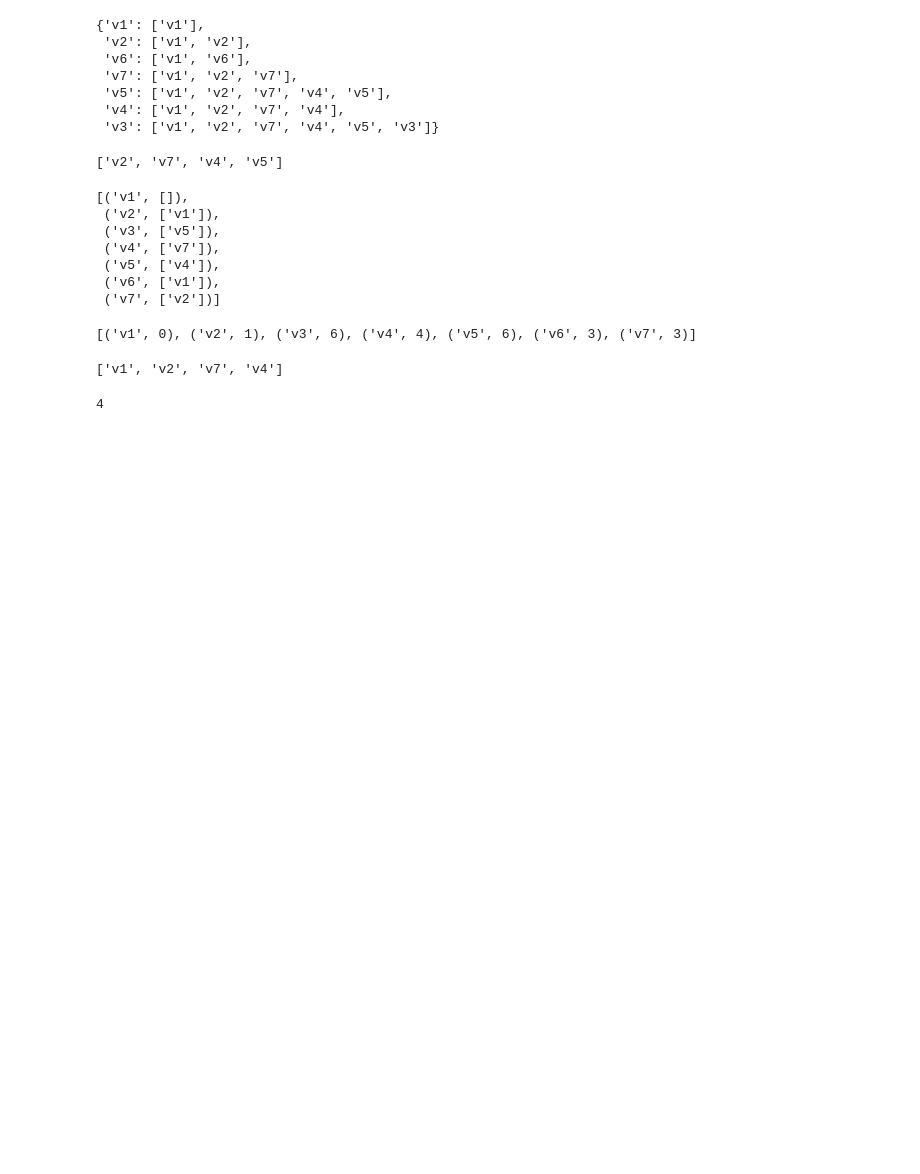
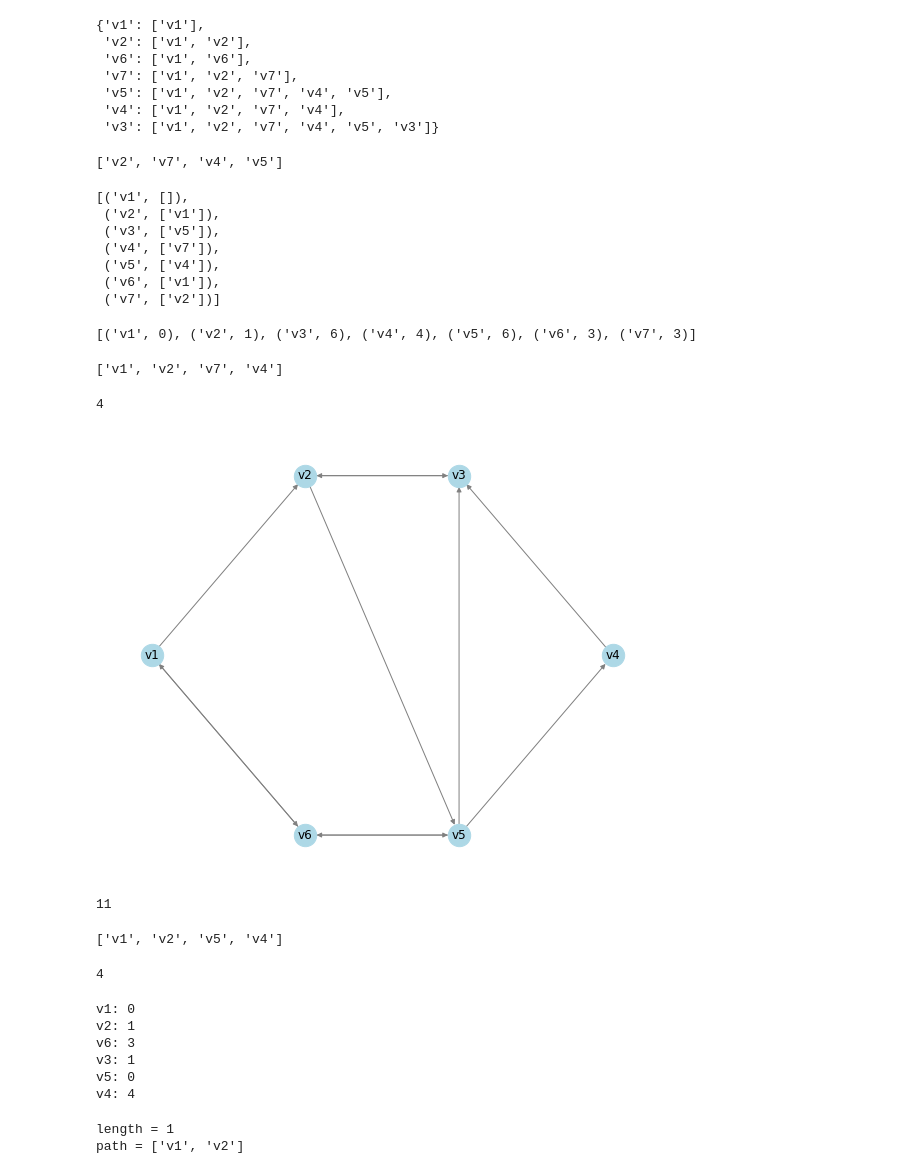
Before and after one commit to jesusossian/graph_algorithms, a Jupyter notebook: src/caminhos_minimos.ipynb, the cells around one changed output. Cells and saved outputs as stored; diff of their text form; code cells hidden in the pictures; blank space fills up the shorter version.

```diff
--- a/src/caminhos_minimos.ipynb
+++ b/src/caminhos_minimos.ipynb
@@ -78,3 +79,56 @@ length = nx.dijkstra_path_length(G, 'v1', 'v4')
 length
 # %% [output]
 4
+# %%
+weights = [('v1', 'v2', 1),('v1', 'v6', 3),
+           ('v2', 'v3', 3), ('v2', 'v5', -1),
+           ('v3', 'v2', 0),
+           ('v4', 'v3', 1),
+           ('v5', 'v3', 1), ('v5', 'v4', 4), ('v5', 'v6', 3),
+           ('v6', 'v1', 1), ('v6', 'v5', 0)]
+# %%
+G1 = nx.DiGraph()
+G1.add_weighted_edges_from(weights)
+# %%
+fixed_pos = {'v1': (0, 1), 'v2': (1, 2), 'v3': (2, 2), 'v4': (3, 1), 'v5': (2, 0), 'v6': (1, 0) }
+fixed_nodes = fixed_pos.keys()
+pos = nx.spring_layout(G1, pos=fixed_pos, fixed=fixed_nodes)
+# %%
+plt.figure(figsize=(10, 8))
+nx.draw_networkx(G1, pos=pos, edge_color="grey", node_color="lightblue", node_size=500, with_labels=True, font_size=12)
+plt.axis("off")
+plt.show()
+# %% [output]
+[figure, added]
+# %%
+print(G1.number_of_edges())
+# %% [output]
+11
+# %%
+path = nx.bellman_ford_path(G1, 'v1', 'v4', weight="weight")
+print(path)
+# %% [output]
+['v1', 'v2', 'v5', 'v4']
+# %%
+length = nx.bellman_ford_path_length(G1, 'v1', 'v4', weight="weight")
+print(length)
+# %% [output]
+4
+# %%
+length, path = nx.single_source_bellman_ford(G1, 'v1', weight="weight")
+for node in G1:
+    print(f"{node}: {length[node]}")
+# %% [output]
+v1: 0
+v2: 1
+v6: 3
+v3: 1
+v5: 0
+v4: 4
+# %%
+length, path = nx.single_source_bellman_ford(G1, 'v1', 'v2', weight="weight")
+print(f"length = {length}")
+print(f"path = {path}")
+# %% [output]
+length = 1
+path = ['v1', 'v2']
```
Also changed, not shown: parts of 29 cells of this notebook.
